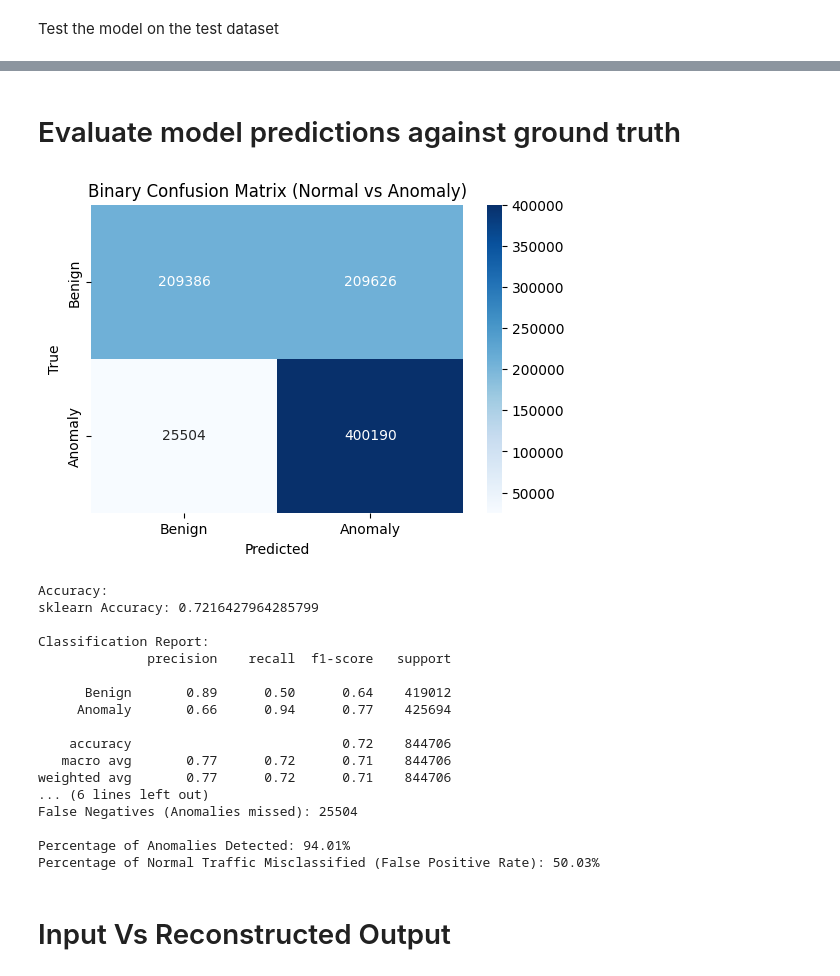
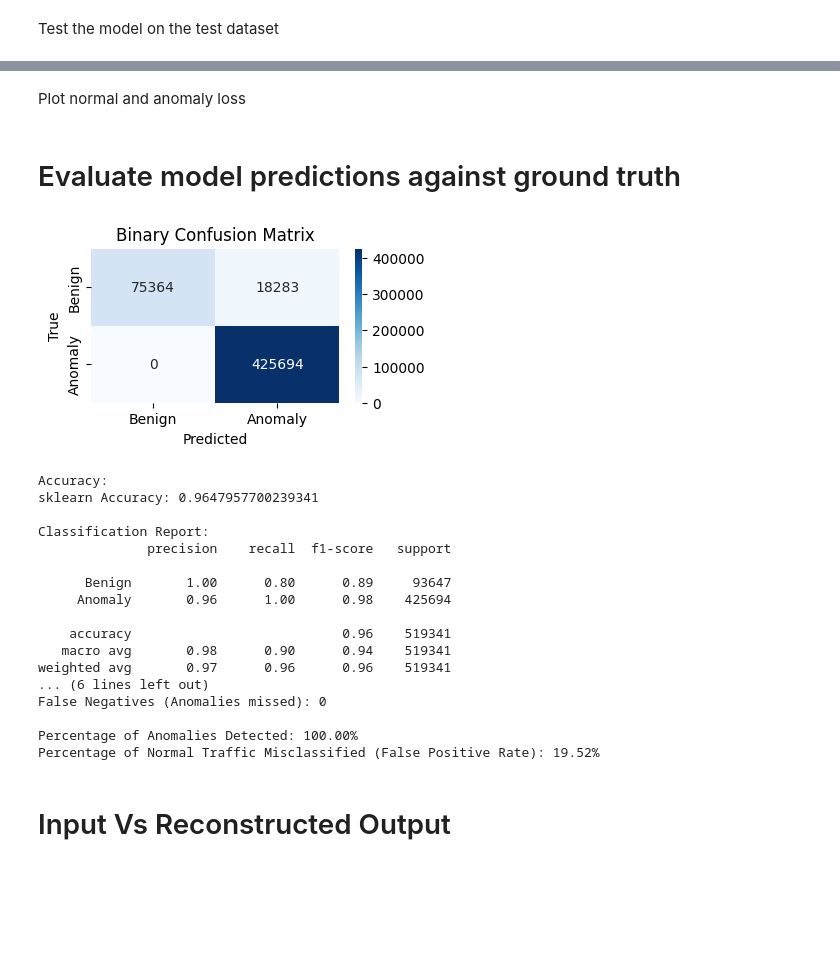
Before and after one commit to SianC7/LAIDS, a Jupyter notebook: Sian's_Autoencoder.ipynb, the cells around one changed output, grey strips where cells are left out. Saved outputs shown, nothing was run; the diff lists cells and outputs as text; code cells hidden in the pictures; blank space fills up the shorter version.

Commit message:
removing benign outliers -> 100% malware detection?

```diff
--- a/Sian's_Autoencoder.ipynb
+++ b/Sian's_Autoencoder.ipynb
@@ -77,6 +78,7 @@ Train/Test Split
 # %%
 from sklearn.model_selection import train_test_split
 from sklearn.utils import shuffle
+import pandas as pd
 
 # --- Separate Benign and Malicious Traffic ---
 
@@ -84,17 +86,33 @@ from sklearn.utils import shuffle
 benign_df = cicids2017_df[cicids2017_df['Attack Type'] == 0]
 malicious_df = cicids2017_df[cicids2017_df['Attack Type'] != 0]
 
+# Remove Benign outliers (TEST!!!)
+# Copy benign data without 'Attack Type' column for numeric processing
+benign_numeric = benign_df.select_dtypes(include=['number']).drop(columns=['Attack Type'], errors='ignore')
+# Compute Q1, Q3, and IQR
+Q1 = benign_numeric.quantile(0.25)
+Q3 = benign_numeric.quantile(0.75)
+IQR = Q3 - Q1
+# Boolean mask: keep only rows where ALL features are within bounds
+mask = ~((benign_numeric < (Q1 - 1.5 * IQR)) | (benign_numeric > (Q3 + 1.5 * IQR))).any(axis=1)
+# Apply mask to original DataFrame
+benign_df_no_outliers = benign_df[mask]
+print(f"Original rows: {len(benign_df)}, After outlier removal: {len(benign_df_no_outliers)}")
+
+
 # Separate features (X) and labels (y) for benign data
-X_benign = benign_df.drop('Attack Type', axis=1)
-y_benign = benign_df['Attack Type']
+# X_benign = benign_df.drop('Attack Type', axis=1)
+# y_benign = benign_df['Attack Type']
+X_benign = benign_df_no_outliers.drop('Attack Type', axis=1)
+y_benign = benign_df_no_outliers['Attack Type']
 
 # Separate features (X) and labels (y) for malicious data
 X_malicious = malicious_df.drop('Attack Type', axis=1)
 y_malicious = malicious_df['Attack Type']
 
 # Split Data
-X_temp, X_test, y_temp, y_test= train_test_split(X_benign, y_benign, test_size=0.2, random_state=42)
-X_train, X_val, y_train, y_val = train_test_split(X_temp, y_temp, test_size=0.2, random_state=42)
+X_temp, X_test, y_temp, y_test= train_test_split(X_benign, y_benign, test_size=0.3, random_state=42)
+X_train, X_val, y_train, y_val = train_test_split(X_temp, y_temp, test_size=0.15, random_state=42)
 
 # Create test set
 X_test = pd.concat([X_test, X_malicious], ignore_index=True)
@@ -378,6 +454,7 @@ Training time: 859.56 seconds
 Establish the threshold
 # %%
 import tensorflow as tf
+import matplotlib.pyplot as plt
 import numpy as np
 
 # --- Getting Threshold ----
@@ -386,9 +463,8 @@ print("Getting average reconstruction error from the training data to determine
 training_reconstructions = autoencoder.predict(X_train, verbose=0) # Added verbose=0 to reduce output during prediction
 
 #TESTING:
-#training_reconstruction_errors = np.sum(np.square(reconstructions - X_test), axis=1)# Calculate the sum of reconstruction error for each feature for each sample in the training dataset.
-#training_reconstruction_errors = np.mean(np.square(training_reconstructions - X_train), axis=1)
-training_reconstruction_errors = np.mean(np.abs(training_reconstructions - X_train), axis=1)
+#training_reconstruction_errors = np.mean(np.square(training_reconstructions - X_train), axis=1) #Mean Squared Error (MSE) per sample
+training_reconstruction_errors = np.mean(np.abs(training_reconstructions - X_train), axis=1) #Mean Absolute Error (MAE) per sample
 
 # Inspect first row
 np.set_printoptions(precision=4, suppress=True)
@@ -398,8 +474,7 @@ print("training_reconstruction_errors (first row):\n", training_reconstruction_e
 
 
 # --- Set the threshold -> Taking the average sum of reconstruction errors ---
-threshold = np.median(training_reconstruction_errors)#np.mean(training_reconstruction_errors) #+ np.std(train_loss) # Choosing a threshold value that is one standard deviations above the mean.
-# threshold = np.percentile(training_reconstruction_errors, 95)
+threshold = np.mean(training_reconstruction_errors) #+ np.std(training_reconstruction_errors) # Choosing a threshold value that is one standard deviations above the mean.
 
 print("\nAverge training reconstruction error:", np.mean(training_reconstruction_errors))
 print("\nMedian training reconstruction error:", np.median(training_reconstruction_errors))
@@ -468,0 +545,2 @@ Median test reconstruction error: 0.006167951213946065
+# %% [markdown]
+Plot normal and anomaly loss
@@ -485,9 +586,9 @@ cm = confusion_matrix(y_test_binary, y_pred)
 binary_labels = ['Benign', 'Anomaly']
 
 # Plot heatmap
-plt.figure(figsize=(6, 4)) # Adjust figure size
+plt.figure(figsize=(4, 2)) # Adjust figure size
 sns.heatmap(cm, annot=True, fmt="d", cmap="Blues", xticklabels=binary_labels, yticklabels=binary_labels)
-plt.title("Binary Confusion Matrix (Normal vs Anomaly)")
+plt.title("Binary Confusion Matrix")
 plt.xlabel("Predicted")
 plt.ylabel("True")
 plt.show()
@@ -496,50 +597,50 @@ plt.show()
 # Accuracy scores
 print("\nAccuracy:")
 print("sklearn Accuracy:", accuracy_score(y_test_binary, y_pred))
 
 # Classification report (accuracy, precision, recall, F1)
 print("\nClassification Report:")
 # target_names should be the actual class names for binary classification
 report = classification_report(y_test_binary, y_pred, target_names=binary_labels, output_dict=True)
 print(classification_report(y_test_binary, y_pred, target_names=binary_labels))
 
 # --- Custom Metrics for Anomaly Detection ---
 # From the confusion matrix:
 tn, fp, fn, tp = cm.ravel() # Unpack confusion matrix values
 
 print("\nAnomaly Detection Metrics:")
 print(f"True Positives (Anomalies correctly detected): {tp}")
 print(f"True Negatives (Normal Traffic correctly identified): {tn}")
 print(f"False Positives (Normal Traffic misclassified as Anomaly): {fp}")
 print(f"False Negatives (Anomalies missed): {fn}")
 
 # Calculate percentages
 total_anomalies = tp + fn
 total_normal = tn + fp
 
 percentage_anomalies_detected = (tp / total_anomalies) * 100 if total_anomalies > 0 else 0
 percentage_normal_misclassified = (fp / total_normal) * 100 if total_normal > 0 else 0
 
 print(f"\nPercentage of Anomalies Detected: {percentage_anomalies_detected:.2f}%")
 print(f"Percentage of Normal Traffic Misclassified (False Positive Rate): {percentage_normal_misclassified:.2f}%")
 # %% [output]
-[figure, old version]
+[figure, new version]
 Accuracy:
-sklearn Accuracy: 0.7216427964285799
+sklearn Accuracy: 0.9647957700239341
 
 Classification Report:
               precision    recall  f1-score   support
 
-      Benign       0.89      0.50      0.64    419012
-     Anomaly       0.66      0.94      0.77    425694
+      Benign       1.00      0.80      0.89     93647
+     Anomaly       0.96      1.00      0.98    425694
 
-    accuracy                           0.72    844706
-   macro avg       0.77      0.72      0.71    844706
-weighted avg       0.77      0.72      0.71    844706
+    accuracy                           0.96    519341
+   macro avg       0.98      0.90      0.94    519341
+weighted avg       0.97      0.96      0.96    519341
 ... (6 lines left out)
-False Negatives (Anomalies missed): 25504
+False Negatives (Anomalies missed): 0
 
-Percentage of Anomalies Detected: 94.01%
-Percentage of Normal Traffic Misclassified (False Positive Rate): 50.03%
+Percentage of Anomalies Detected: 100.00%
+Percentage of Normal Traffic Misclassified (False Positive Rate): 19.52%
 # %% [markdown]
 # Input Vs Reconstructed Output
```
Also changed, not shown: parts of 21 cells of this notebook.
